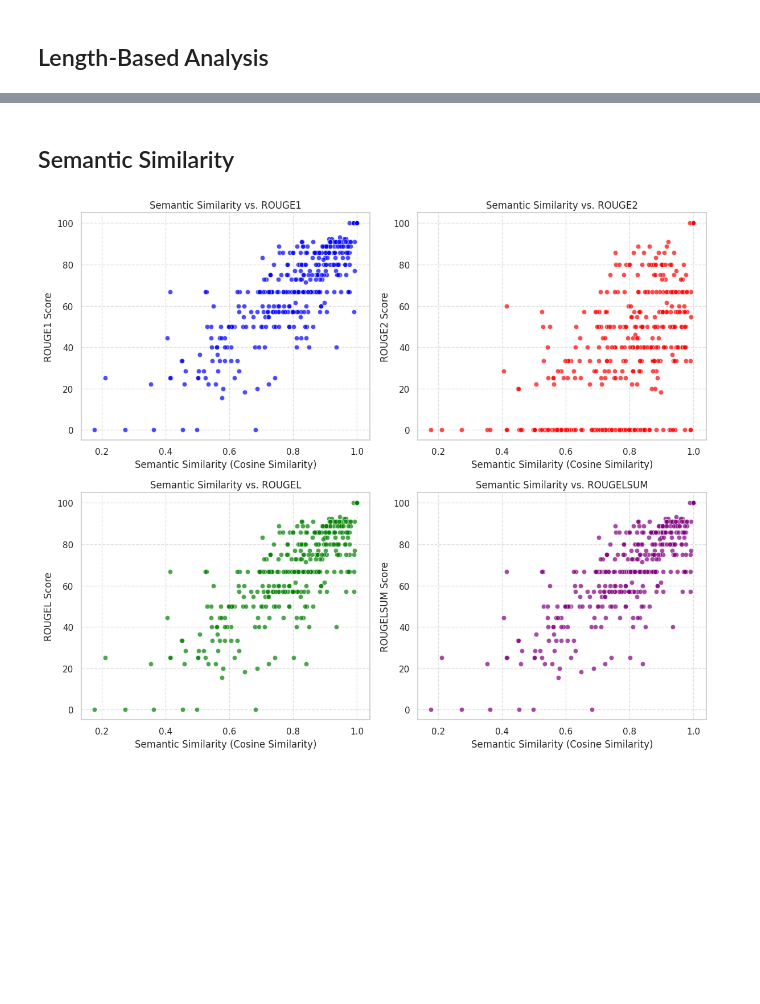
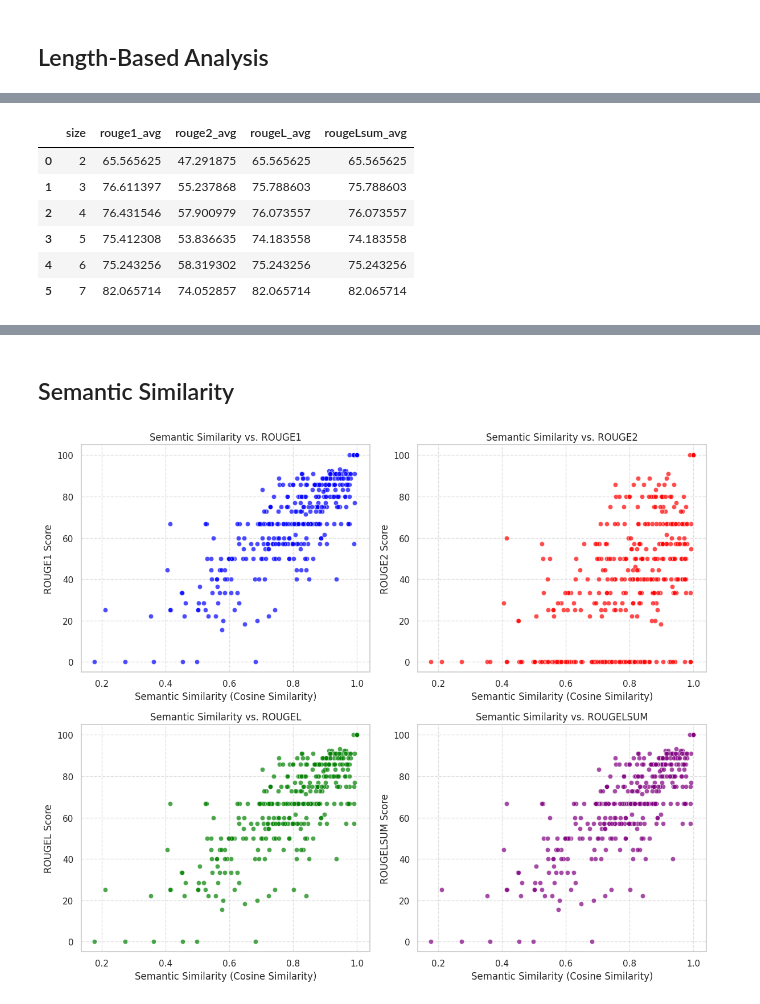
Before and after one commit to smartcat-labs/GenQ, a Jupyter notebook: eval/result_analysis.ipynb, the cells around one changed output, grey strips where cells are left out. Cells and saved outputs as stored; diff of their text form; code cells hidden in the pictures; blank space fills up the shorter version.

```diff
--- a/eval/result_analysis.ipynb
+++ b/eval/result_analysis.ipynb
@@ -303,0 +365,12 @@ averages
+# %%
+fine_tuned_df = categorize_generated_output(fine_tuned_df, bins, labels)
+averages = calculate_averages(fine_tuned_df[["generated_size", "rouge1", "rouge2", "rougeL", "rougeLsum"]])
+averages
+# %% [output]
+|  | size | rouge1_avg | rouge2_avg | rougeL_avg | rougeLsum_avg |
+| 0 | 2 | 65.565625 | 47.291875 | 65.565625 | 65.565625 |
+| 1 | 3 | 76.611397 | 55.237868 | 75.788603 | 75.788603 |
+| 2 | 4 | 76.431546 | 57.900979 | 76.073557 | 76.073557 |
+| 3 | 5 | 75.412308 | 53.836635 | 74.183558 | 74.183558 |
+| 4 | 6 | 75.243256 | 58.319302 | 75.243256 | 75.243256 |
+| 5 | 7 | 82.065714 | 74.052857 | 82.065714 | 82.065714 |
```
Also changed, not shown: parts of 12 cells of this notebook, 1 other file.
